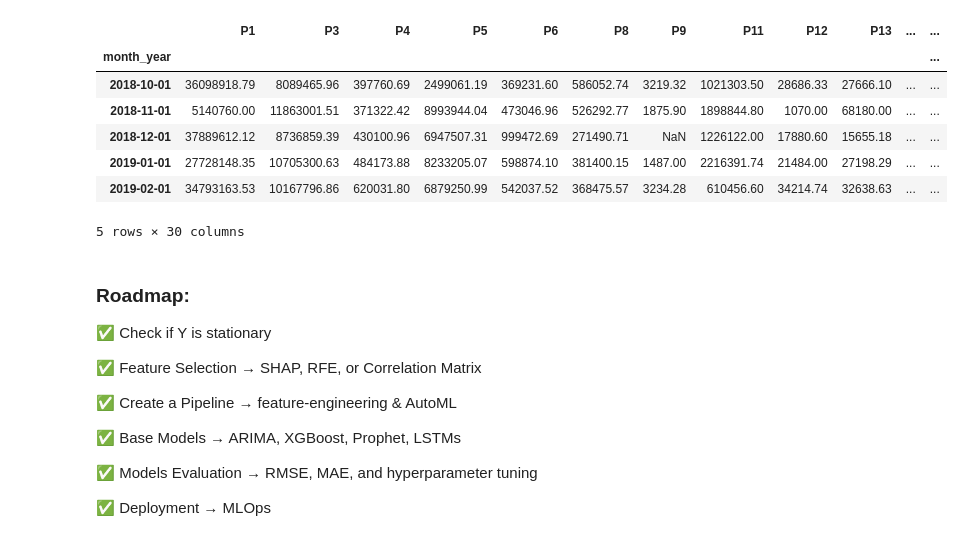
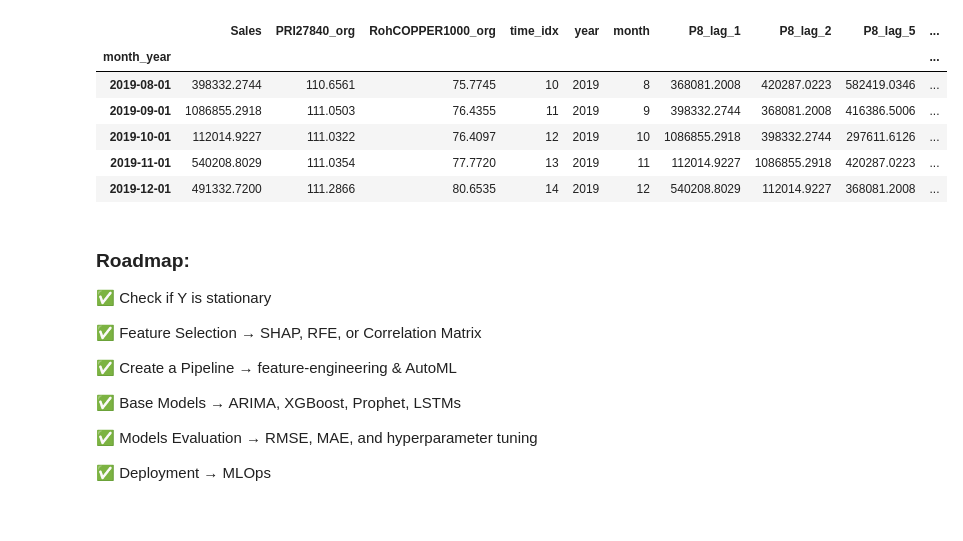
Before and after one commit to BeatrizAzevedoMonteiro/BCwDS_Case-2_SIEMENS_MonthlySalesForecast, a Jupyter notebook: modeling.ipynb, the cells around one changed output. Cells and saved outputs as stored; diff of their text form; code cells hidden in the pictures.

```diff
--- a/modeling.ipynb
+++ b/modeling.ipynb
@@ -78,0 +71,29 @@ from joblib import Parallel, delayed
+# %%
+# Set pandas display options
+pd.set_option('display.max_columns', None)  # Show all columns
+pd.set_option('display.width', 1000)       # Set display width
+pd.set_option('display.max_colwidth', 100) # Show full feature lists
+pd.set_option('display.float_format', '{:.4f}'.format)  # 4 decimal places
+
+# If you want to force standard notation (no scientific):
+pd.set_option('display.float_format', lambda x: '%.4f' % x if abs(x) > 1e-4 else '%.4e' % x)
+# %%
+def load_dfs_from_folder(folder_path):
+    """Loads DataFrames from files in a specified folder and returns a dictionary."""
+    dfs = {}
+    # List all files in the folder
+    for file_name in os.listdir(folder_path):
+        if file_name.endswith(".pkl"):
+            key = file_name.replace(".pkl", "")  # Extract key from the file name
+            file_path = os.path.join(folder_path, file_name)
+
+            # Load the dataframe from the pickle file
+            with open(file_path, 'rb') as f:
+                dfs[key] = pickle.load(f)
+            print(f"Loaded {key} from {file_path}")
+
+    return dfs
+
+# Load both product_dfs and lagged_product_dfs from their respective folders
+product_dfs = load_dfs_from_folder("product_dfs_folder")
+lagged_product_dfs = load_dfs_from_folder("lagged_product_dfs_folder")
@@ -78,0 +118,6 @@ from joblib import Parallel, delayed
+# %%
+for product_id in product_dfs.keys():
+    product_dfs[product_id] = product_dfs[product_id].rename(columns={product_id: "Sales"})
+
+for product_id in lagged_product_dfs.keys():
+    lagged_product_dfs[product_id] = lagged_product_dfs[product_id].rename(columns={product_id: "Sales"})
@@ -79,3 +134,13 @@ from joblib import Parallel, delayed
+# %%
+lagged_product_dfs['P8'].head()
+# %% [output]
+|  | Sales | PRI27840_org | RohCOPPER1000_org | time_idx | year | month | P8_lag_1 | P8_lag_2 | P8_lag_5 | ... |
+| month_year |  |  |  |  |  |  |  |  |  | ... |
+| 2019-08-01 | 398332.2744 | 110.6561 | 75.7745 | 10 | 2019 | 8 | 368081.2008 | 420287.0223 | 582419.0346 | ... |
+| 2019-09-01 | 1086855.2918 | 111.0503 | 76.4355 | 11 | 2019 | 9 | 398332.2744 | 368081.2008 | 416386.5006 | ... |
+| 2019-10-01 | 112014.9227 | 111.0322 | 76.4097 | 12 | 2019 | 10 | 1086855.2918 | 398332.2744 | 297611.6126 | ... |
+| 2019-11-01 | 540208.8029 | 111.0354 | 77.7720 | 13 | 2019 | 11 | 112014.9227 | 1086855.2918 | 420287.0223 | ... |
+| 2019-12-01 | 491332.7200 | 111.2866 | 80.6535 | 14 | 2019 | 12 | 540208.8029 | 112014.9227 | 368081.2008 | ... |
 # %%
 def preprocessing_pipeline(train, val=None, test=None, outlier_treatment=True):
 
@@ -181,29 +243,0 @@ def prepare_time_series_data(df_train, product_id, target_col='Sales', feature_s
-# %%
-def load_dfs_from_folder(folder_path):
-    """Loads DataFrames from files in a specified folder and returns a dictionary."""
-    dfs = {}
-    # List all files in the folder
-    for file_name in os.listdir(folder_path):
-        if file_name.endswith(".pkl"):
-            key = file_name.replace(".pkl", "")  # Extract key from the file name
-            file_path = os.path.join(folder_path, file_name)
-
-            # Load the dataframe from the pickle file
-            with open(file_path, 'rb') as f:
-                dfs[key] = pickle.load(f)
-            print(f"Loaded {key} from {file_path}")
-
-    return dfs
-
-# Load both product_dfs and lagged_product_dfs from their respective folders
-loaded_product_dfs = load_dfs_from_folder("product_dfs_folder")
-loaded_lagged_product_dfs = load_dfs_from_folder("lagged_product_dfs_folder")
-# %% [output]
-|  | P1 | P3 | P4 | P5 | P6 | P8 | P9 | P11 | P12 | P13 | ... | ... |
-| month_year |  |  |  |  |  |  |  |  |  |  |  | ... |
-| 2018-10-01 | 36098918.79 | 8089465.96 | 397760.69 | 2499061.19 | 369231.60 | 586052.74 | 3219.32 | 1021303.50 | 28686.33 | 27666.10 | ... | ... |
-| 2018-11-01 | 5140760.00 | 11863001.51 | 371322.42 | 8993944.04 | 473046.96 | 526292.77 | 1875.90 | 1898844.80 | 1070.00 | 68180.00 | ... | ... |
-| 2018-12-01 | 37889612.12 | 8736859.39 | 430100.96 | 6947507.31 | 999472.69 | 271490.71 | NaN | 1226122.00 | 17880.60 | 15655.18 | ... | ... |
-| 2019-01-01 | 27728148.35 | 10705300.63 | 484173.88 | 8233205.07 | 598874.10 | 381400.15 | 1487.00 | 2216391.74 | 21484.00 | 27198.29 | ... | ... |
-| 2019-02-01 | 34793163.53 | 10167796.86 | 620031.80 | 6879250.99 | 542037.52 | 368475.57 | 3234.28 | 610456.60 | 34214.74 | 32638.63 | ... | ... |
-5 rows × 30 columns
```
Also changed, not shown: parts of 23 cells of this notebook, 1 other file.
